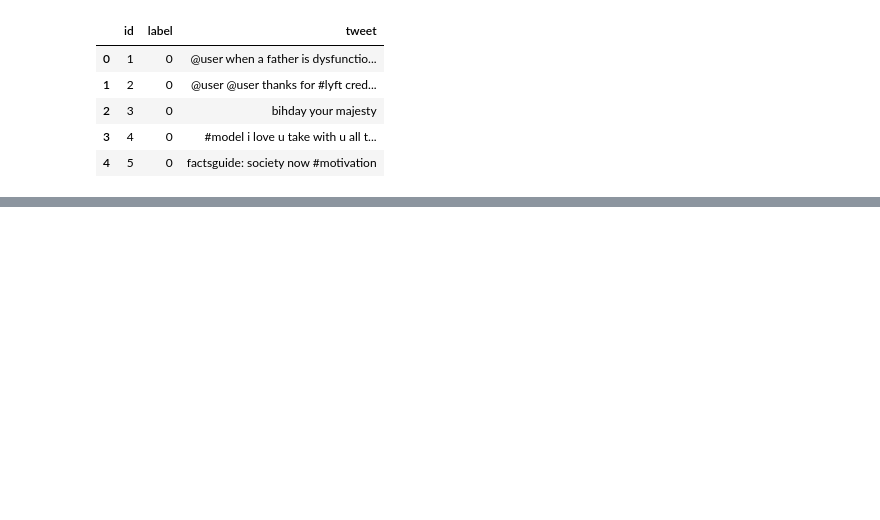
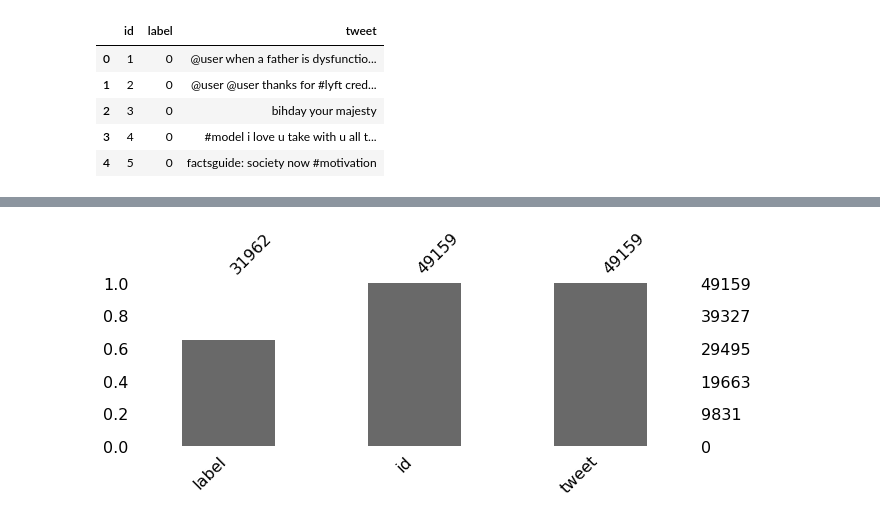
Before and after one commit to NilSagor/AV_ml_practice, a Jupyter notebook: tweet_senti/Untitled.ipynb, the cells around one changed output, grey strips where cells are left out. Drawn from its saved outputs; the diff is of its cells as text; code cells hidden in the pictures; blank space fills up the shorter version.

```diff
--- a/tweet_senti/Untitled.ipynb
+++ b/tweet_senti/Untitled.ipynb
@@ -30,0 +96,4 @@ train_data.head()
+# %%
+missingno.bar(data_raw, sort="ascending", figsize=(10,3));
+# %% [output]
+[figure, added]
```
Also changed, not shown: parts of 18 cells of this notebook.
